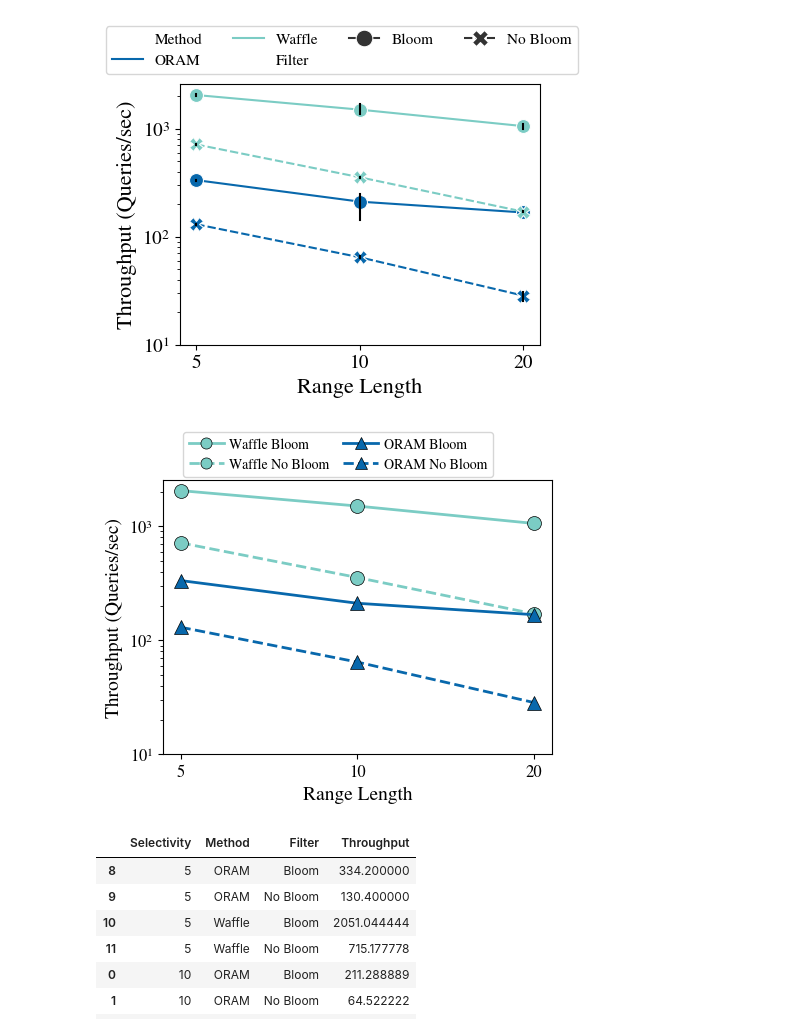
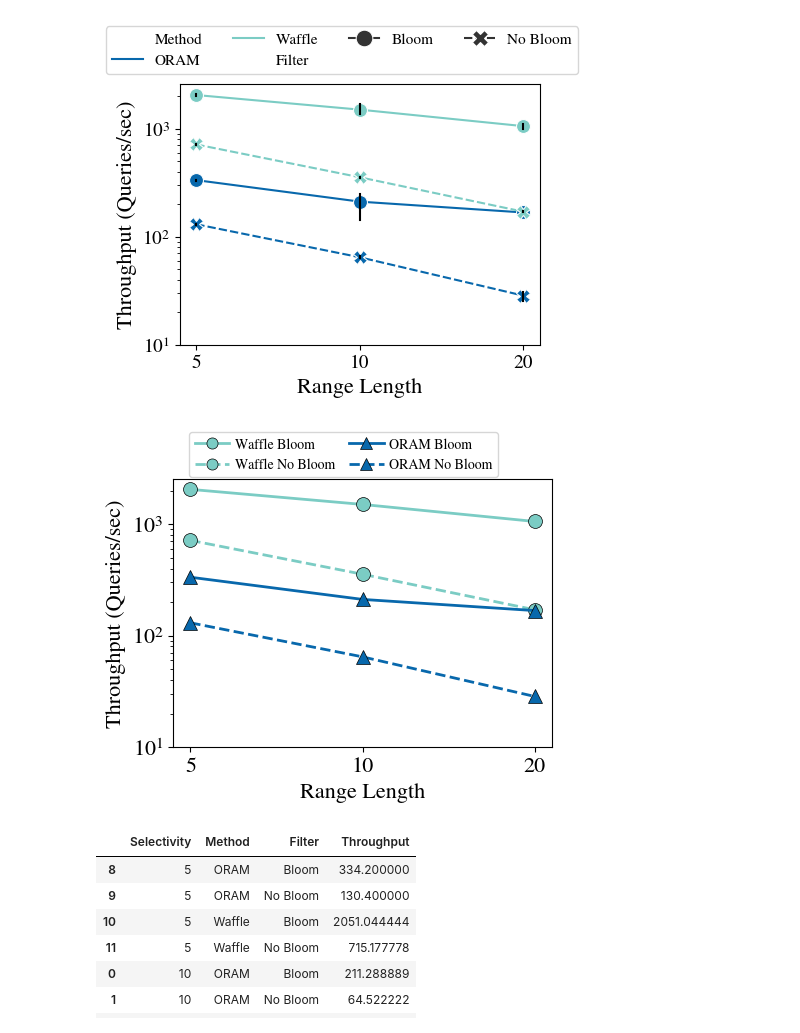
Before and after one commit to dsg-uwaterloo/ObliSQL, a Jupyter notebook: Experiments/Reviews/NewORAM/Plots.ipynb, the cells around one changed output. Cells and saved outputs as stored; diff of their text form; code cells hidden in the pictures.

```diff
--- a/Experiments/Reviews/NewORAM/Plots.ipynb
+++ b/Experiments/Reviews/NewORAM/Plots.ipynb
@@ -305,42 +305,42 @@ for method in ['Waffle', 'ORAM']:
                 color=color, marker=marker, linestyle=linestyle,
                 markersize=10, linewidth=2, markeredgecolor='black', markeredgewidth=0.5)
 
-ax.set_xlabel("Range Length", fontsize=14)
-ax.set_ylabel("Throughput (Queries/sec)", fontsize=14)
+ax.set_xlabel("Range Length", fontsize=16)
+ax.set_ylabel("Throughput (Queries/sec)", fontsize=16)
 ax.set_yscale("log")
 ax.set_ylim(bottom=10)
-ax.tick_params(labelsize=12)
+ax.tick_params(labelsize=16)
 
 # Create custom legend with longer lines
 legend_elements = [
     Line2D([0], [0], color='#7bccc4', marker='o', linestyle='-',
            markersize=8, linewidth=2, markeredgecolor='black', markeredgewidth=0.5,
            label='Waffle Bloom'),
     Line2D([0], [0], color='#7bccc4', marker='o', linestyle='--',
            markersize=8, linewidth=2, markeredgecolor='black', markeredgewidth=0.5,
            label='Waffle No Bloom'),
     Line2D([0], [0], color='#0868ac', marker='^', linestyle='-',
            markersize=8, linewidth=2, markeredgecolor='black', markeredgewidth=0.5,
            label='ORAM Bloom'),
     Line2D([0], [0], color='#0868ac', marker='^', linestyle='--',
            markersize=8, linewidth=2, markeredgecolor='black', markeredgewidth=0.5,
            label='ORAM No Bloom')
 ]
 
 # Add legend above the plot with compact formatting
 ax.legend(handles=legend_elements, fontsize=10,
           loc='upper center', bbox_to_anchor=(0.45, 1.2), ncol=2,
           frameon=True, handlelength=2.5, handletextpad=0.4, columnspacing=1.0)
 
 # Adjust layout for paper format
 fig.tight_layout()
 plt.subplots_adjust(top=1)  # Adjusted for smaller figure
 
 plt.show()
 fig.savefig("/home/haseeb/Desktop/ReviewGraphs/Figures/RangeQueries.png", format='png',
             bbox_inches='tight', dpi=300)
 # %% [output]
-[figure, old version]
+[figure, new version]
 # %%
 df
 # %% [output]
```
Also changed, not shown: 9 other files.
